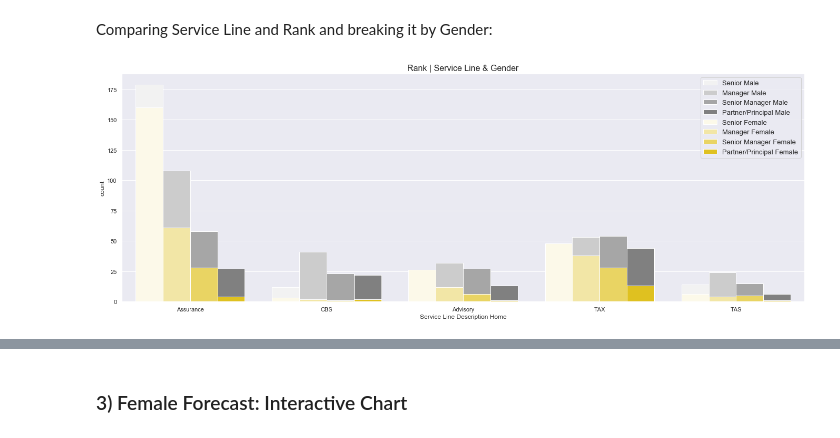
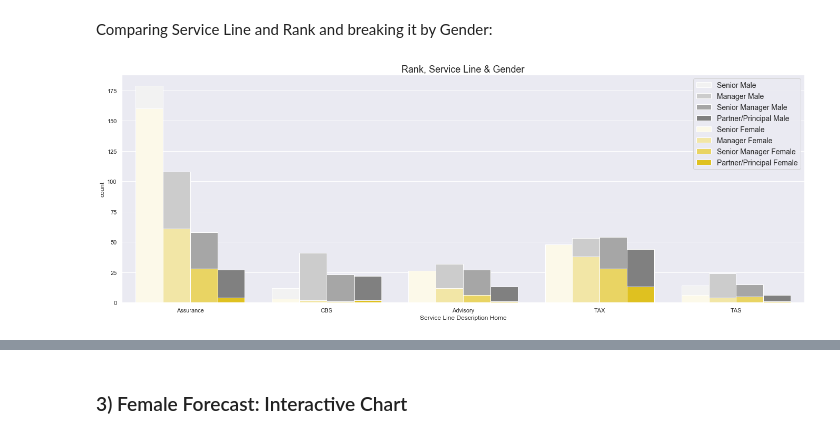
Before and after one commit to MigBap/other_projects, a Jupyter notebook: EY - Case Study.ipynb, the cells around one changed output, grey strips where cells are left out. Cells and saved outputs as stored; diff of their text form; code cells hidden in the pictures.

```diff
--- a/EY - Case Study.ipynb
+++ b/EY - Case Study.ipynb
@@ -85,7 +85,7 @@ Where (Area, Region, Country, Service Line or Rank) should we focus in order to
 ### Gender gap per year
 # %%
 # period: from 2016 till 2019
-df = data[data.year >= 2016].copy()
+df = data[data.year >= 2016].copy().reset_index(drop=True)
 # %%
 # Gender distribution in each year
 sns.countplot(x='year', hue='Gender', hue_order=['M', 'F'], data=df, palette={'dimgrey', 'gold'})
@@ -299,22 +298,22 @@ Comparing Service Line and Rank and breaking it by Gender:
 # %%
 # Select ranks for analysis
 ranks = ['Senior', 'Manager', 'Senior Manager', 'Partner/Principal']
 df_rank = df[df['Rank Description Home'].isin(ranks)]
 sl_order = ['Assurance', 'CBS', 'Advisory', 'TAX', 'TAS']
 
 # plot for Gender "M"
 sns.countplot(x='Service Line Description Home', hue='Rank Description Home',
               data=df_rank[df_rank['Gender'] == 'M'], color="grey", hue_order=ranks, order=sl_order)
 
 # plot for Gender "F"
 sns.countplot(x='Service Line Description Home', hue='Rank Description Home',
               data=df_rank[df_rank['Gender'] == 'F'], color="gold", hue_order=ranks, order=sl_order)
 
 # formatting
-plt.title('Rank | Service Line & Gender', fontsize=16)
-plt.legend([i+' Male' for i in ranks] + [i+' Female' for i in ranks], fontsize=13)
+plt.title('Rank, Service Line & Gender', fontsize=18)
+plt.legend([i+' Male' for i in ranks] + [i+' Female' for i in ranks], fontsize=14)
 
 plt.subplots_adjust(left=0, bottom=-0.5, right=3, top=1, wspace=0.2, hspace=0.3)
 plt.show()
 # %% [output]
-[figure, old version]
+[figure, new version]
```
Also changed, not shown: parts of 7 cells of this notebook.
